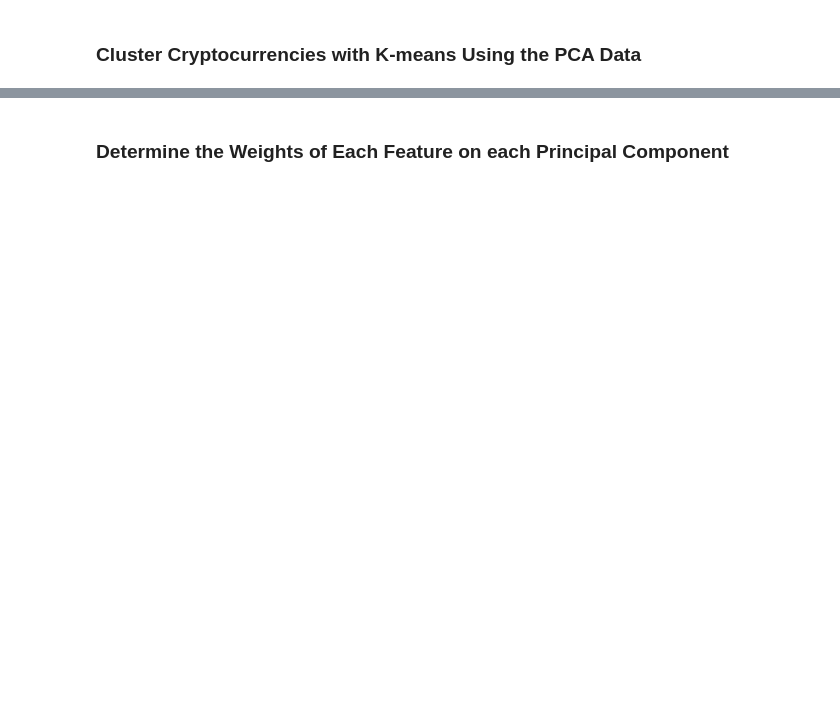
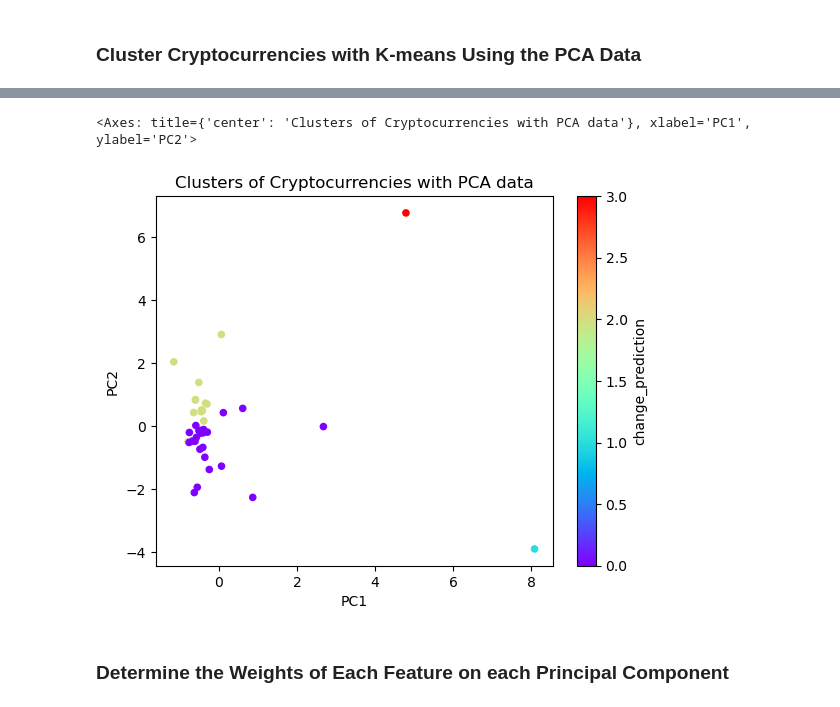
Before and after one commit to SArjaGit/CryptoClustering, a Jupyter notebook: Crypto_Clustering.ipynb, the cells around one changed output, grey strips where cells are left out. Saved outputs shown, nothing was run; the diff lists cells and outputs as text; code cells hidden in the pictures; blank space fills up the shorter version.

```diff
--- a/Crypto_Clustering.ipynb
+++ b/Crypto_Clustering.ipynb
@@ -274,5 +295,7 @@ pca_market_data_df.head()
 ### Cluster Cryptocurrencies with K-means Using the PCA Data
 # %%
 # Initialize the K-Means model using the best value for k
+k_cluster_model = KMeans(n_clusters=4, n_init='auto', random_state=0)
 # %%
 # Fit the K-Means model using the PCA data
+k_cluster_model.fit(pca_market_data_df)
@@ -279,5 +304,6 @@ pca_market_data_df.head()
 # %%
 # Predict the clusters to group the cryptocurrencies using the PCA data
-
+k_clusters = k_cluster_model.predict(pca_market_data_df)
 
 # Print the resulting array of cluster values.
+k_clusters
@@ -284,8 +313,9 @@ pca_market_data_df.head()
 # %%
 # Create a copy of the DataFrame with the PCA data
-
+pca_market_data_copy_df = pca_market_data_df.copy()
 
 # Add a new column to the DataFrame with the predicted clusters
-
+pca_market_data_copy_df["change_prediction"] = k_clusters
 
 # Display sample data
+pca_market_data_copy_df.head()
@@ -292,5 +330,9 @@ pca_market_data_df.head()
 # %%
 # Create a scatter plot using hvPlot by setting `x="PCA1"` and `y="PCA2"`.
+pca_market_data_copy_df.plot.scatter(x="PC1",y="PC2",c="change_prediction",colormap="rainbow",title="Clusters of Cryptocurrencies with PCA data")
+# %% [output]
+<Axes: title={'center': 'Clusters of Cryptocurrencies with PCA data'}, xlabel='PC1', ylabel='PC2'>
+[figure, added]
 # %% [markdown]
 ### Determine the Weights of Each Feature on each Principal Component
 # %%
```
Also changed, not shown: parts of 10 cells of this notebook.
